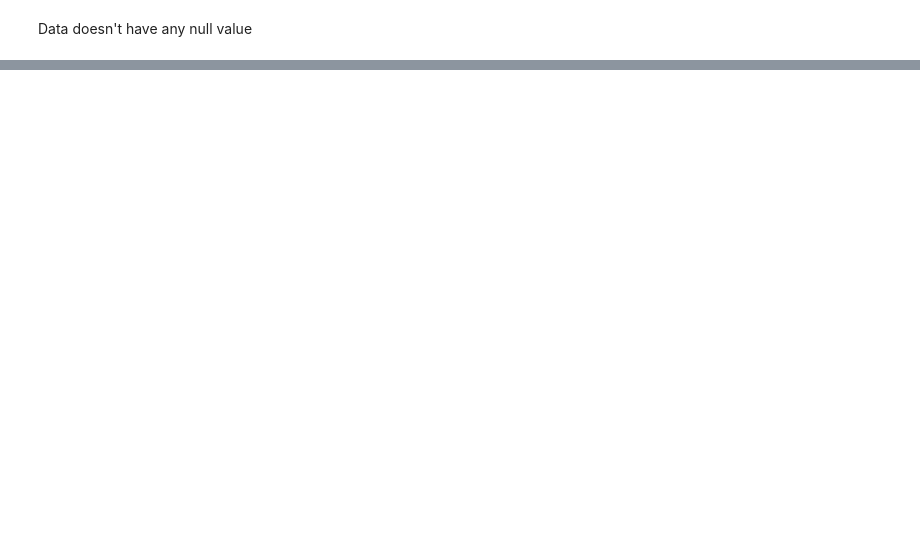
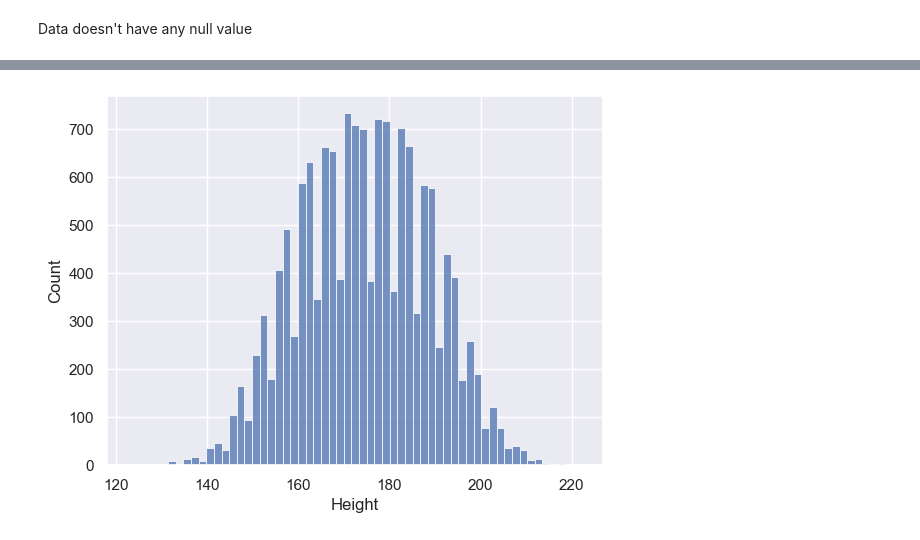
Before and after one commit to Aalekh012/Machine-Learning-Projects, a Jupyter notebook: Calories Burnt Prediction/code.ipynb, the cells around one changed output, grey strips where cells are left out. Cells and saved outputs as stored; diff of their text form; code cells hidden in the pictures; blank space fills up the shorter version.

```diff
--- a/Calories Burnt Prediction/code.ipynb
+++ b/Calories Burnt Prediction/code.ipynb
@@ -77,0 +117,6 @@ Data doesn't have any null value
+# %%
+#Plotting the distribution of Height Column:
+sns.histplot(calories_data['Height'])
+plt.show()
+# %% [output]
+[figure, added]
```
Also changed, not shown: parts of 9 cells of this notebook.
